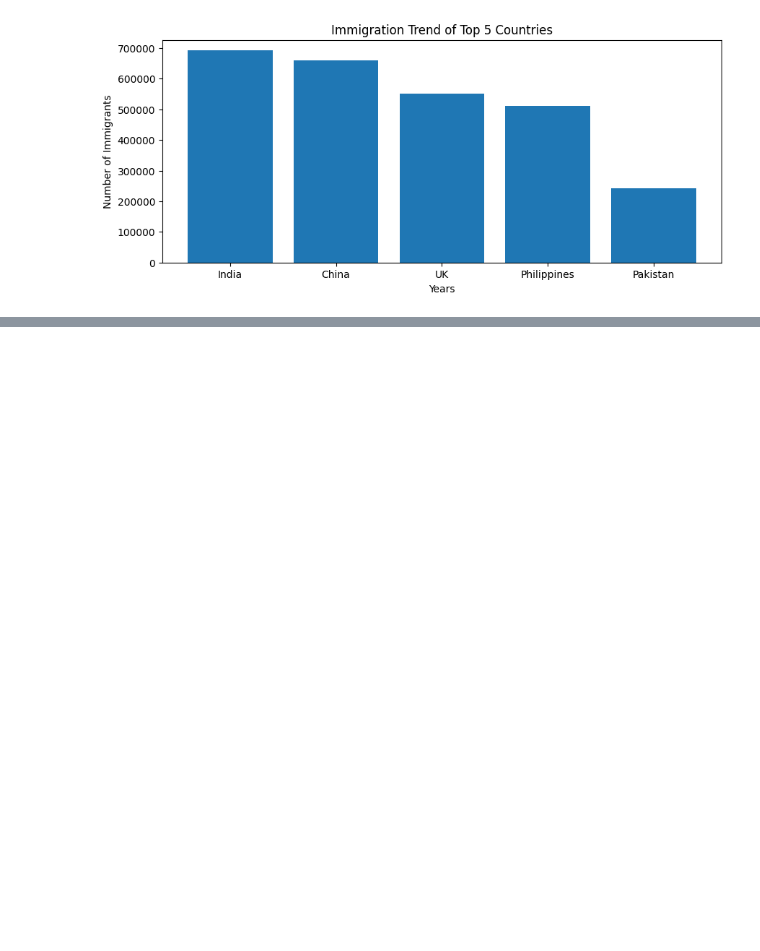
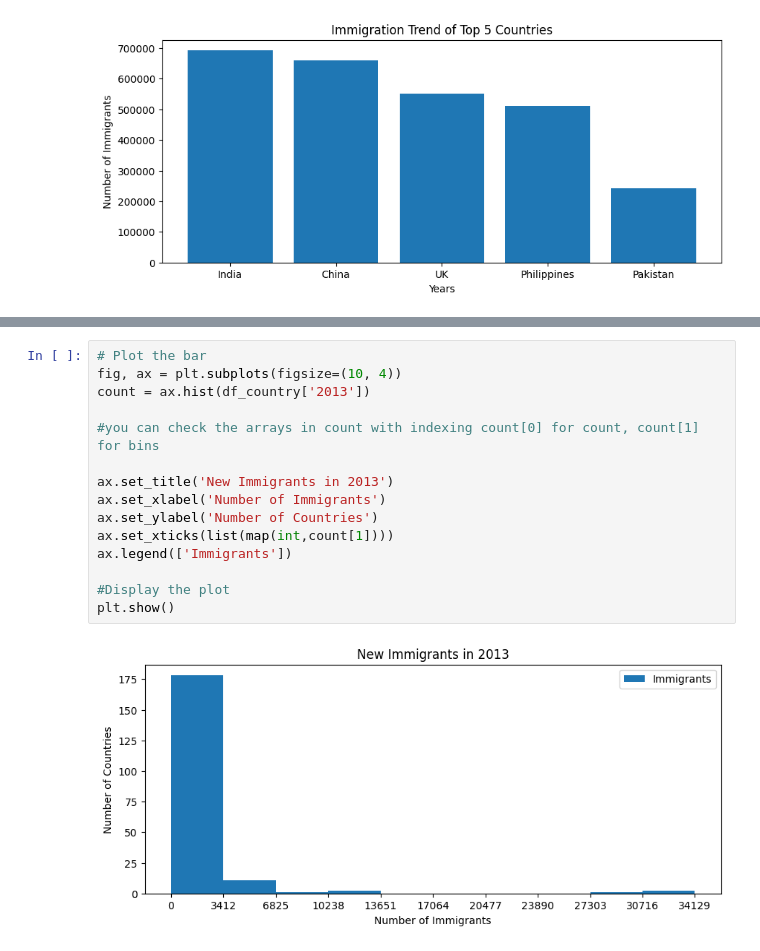
Before and after one commit to mohammedhelalu/GoogleDrivemmm, a Jupyter notebook: matplot_direct_plots.ipynb, the cells around one changed output, grey strips where cells are left out. Drawn from its saved outputs; the diff is of its cells as text; blank space fills up the shorter version.

```diff
--- a/matplot_direct_plots.ipynb
+++ b/matplot_direct_plots.ipynb
@@ -273,0 +289,17 @@ plt.show()
+# %%
+# Plot the bar
+fig, ax = plt.subplots(figsize=(10, 4))
+count = ax.hist(df_country['2013'])
+
+#you can check the arrays in count with indexing count[0] for count, count[1] for bins
+
+ax.set_title('New Immigrants in 2013')
+ax.set_xlabel('Number of Immigrants')
+ax.set_ylabel('Number of Countries')
+ax.set_xticks(list(map(int,count[1])))
+ax.legend(['Immigrants'])
+
+#Display the plot
+plt.show()
+# %% [output]
+[figure, added]
```
Also changed, not shown: parts of 7 cells of this notebook.
